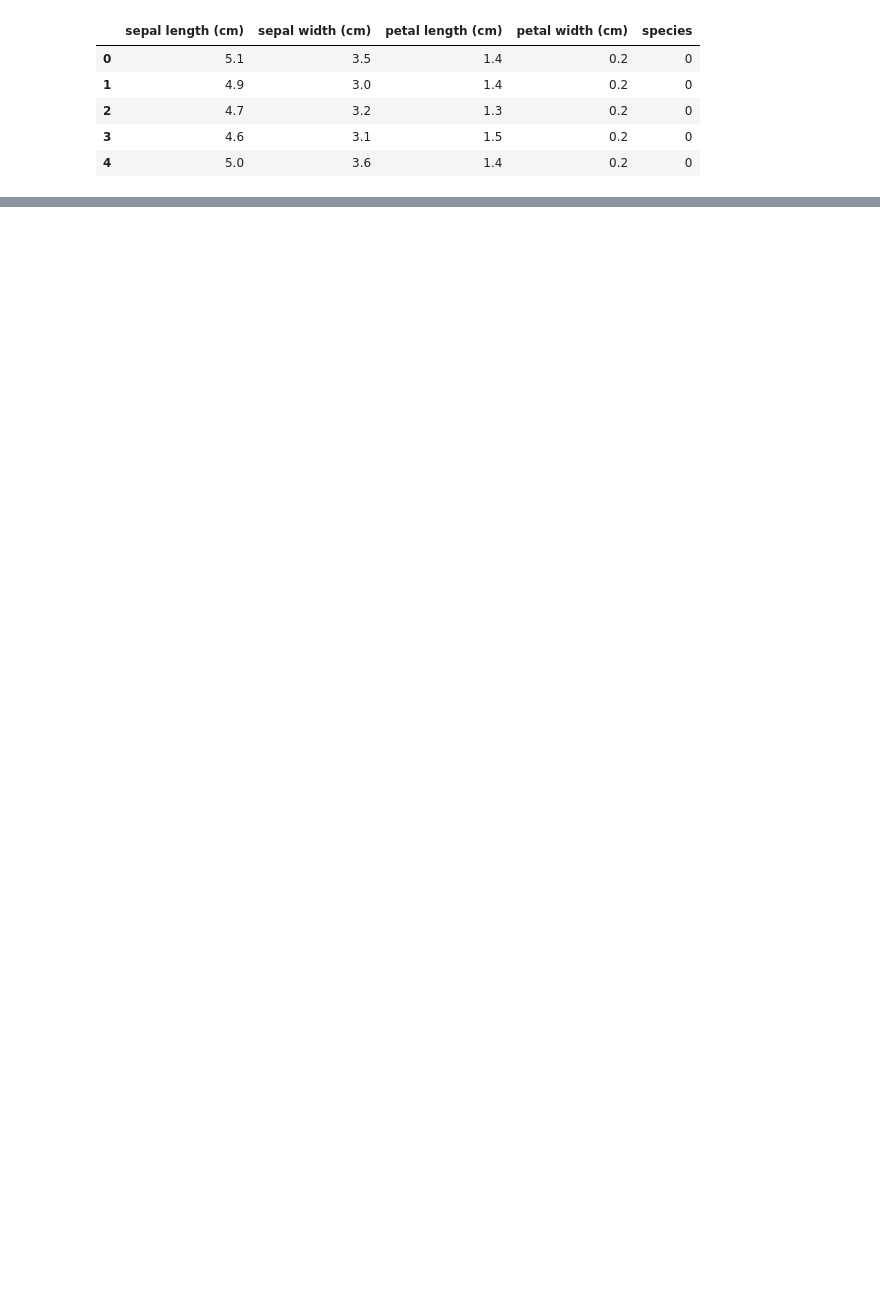
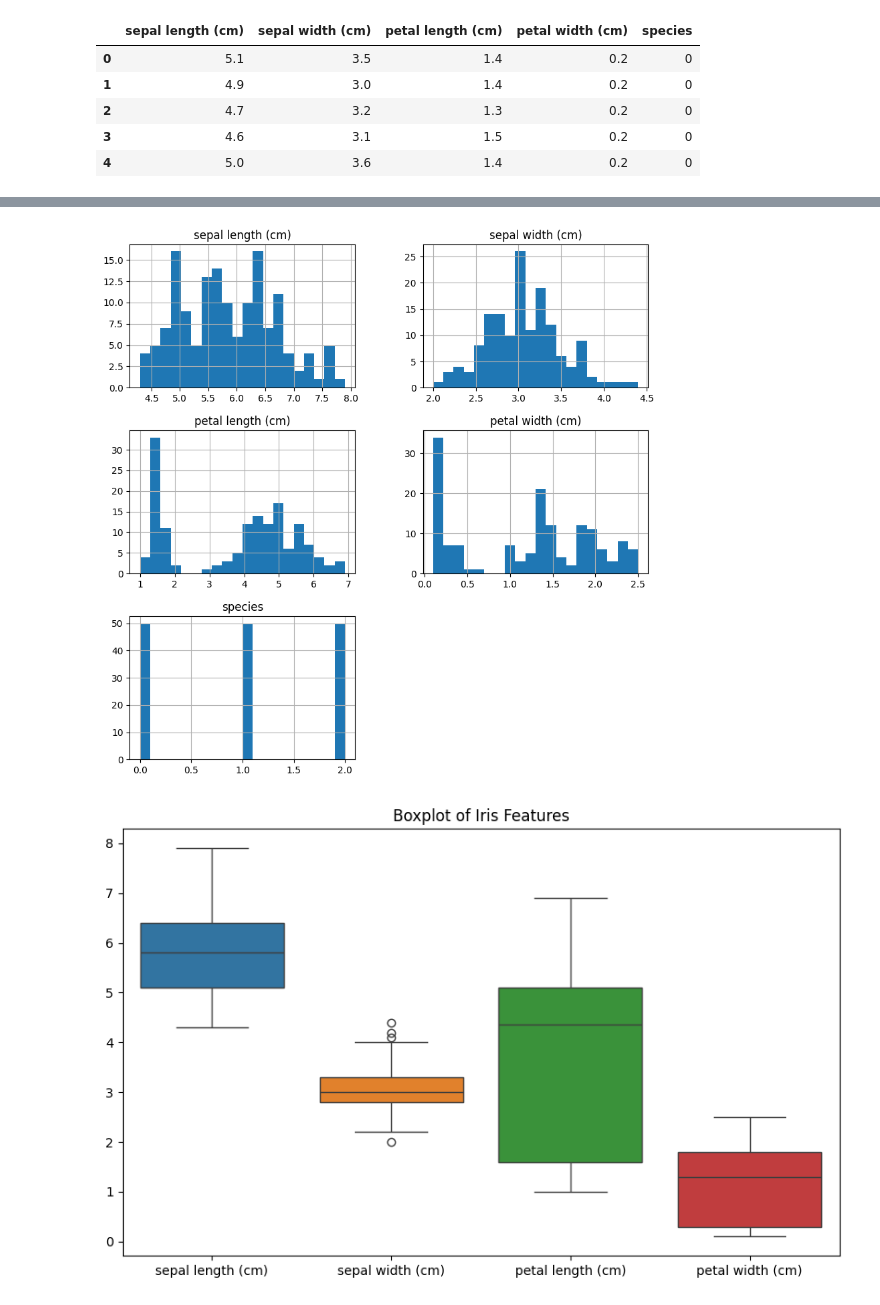
Before and after one commit to OrewaKimi/Machine_Learning, a Jupyter notebook: Data.ipynb, the cells around one changed output, grey strips where cells are left out. Saved outputs shown, nothing was run; the diff lists cells and outputs as text; code cells hidden in the pictures; blank space fills up the shorter version.

```diff
--- a/Data.ipynb
+++ b/Data.ipynb
@@ -139,0 +172,19 @@ print(df.describe())
+# %%
+# 3 Visualisasi
+#  Distribusi Variabel: Distribusi variabel individual dapat divisualisasikan menggunakan histogram atau boxplot.
+
+import matplotlib.pyplot as plt
+import seaborn as sns
+
+# Histogram untuk setiap fitur
+df.hist(bins=20, figsize=(10, 10))
+plt.show()
+
+# Boxplot untuk setiap fitur
+plt.figure(figsize=(10, 6))
+sns.boxplot(data=df.iloc[:, :-1])
+plt.title('Boxplot of Iris Features')
+plt.show()
+# %% [output]
+[figure, added]
+[figure, added]
```
Also changed, not shown: parts of 13 cells of this notebook.
